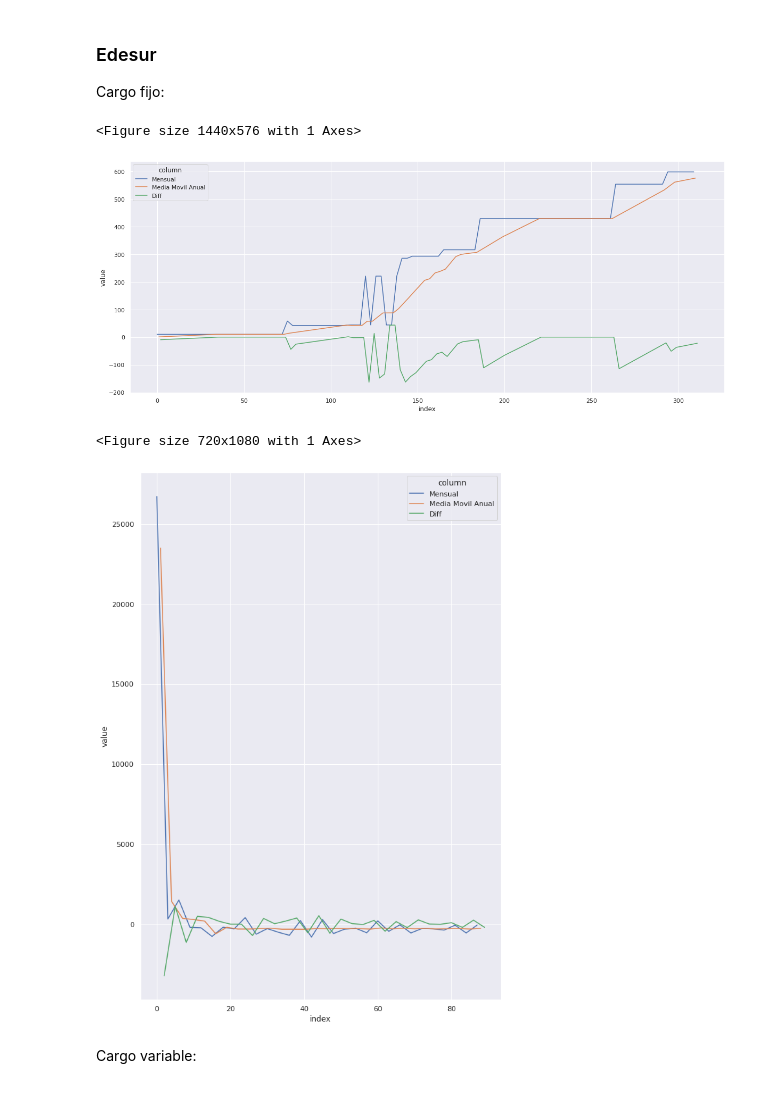
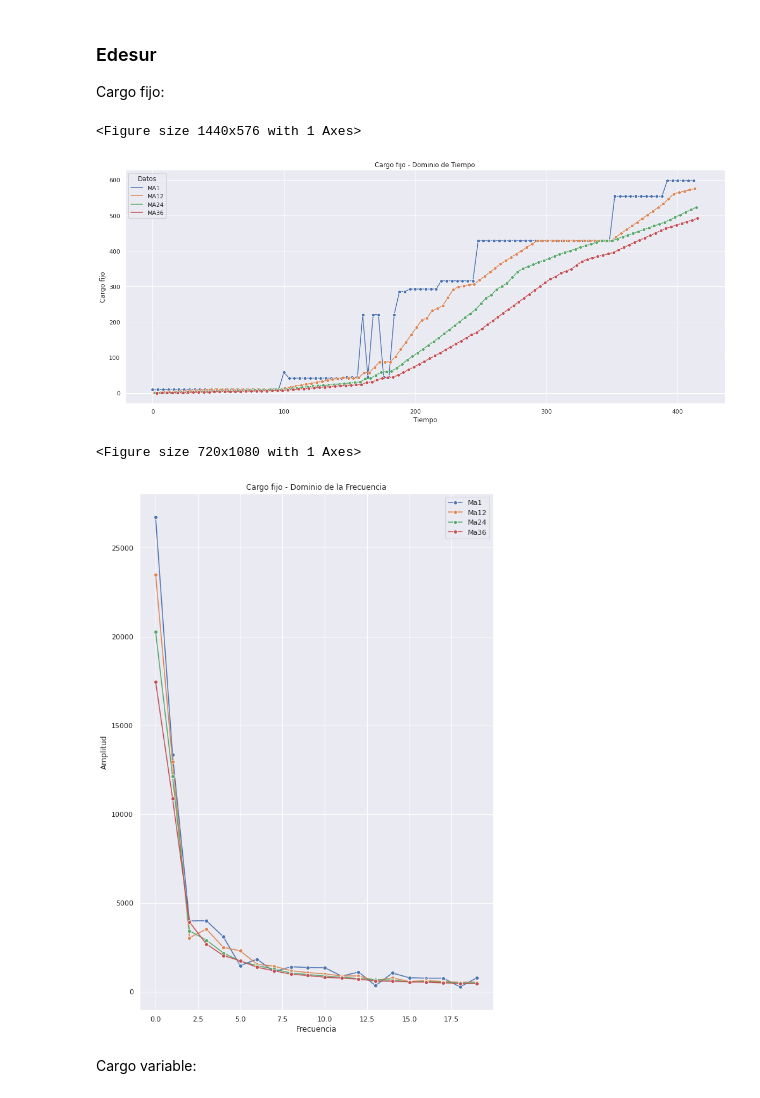
Before and after one commit to magistery-tps/time-series-tp, a Jupyter notebook: notebooks/tarifas-eda.ipynb, the cells around one changed output. Drawn from its saved outputs; the diff is of its cells as text; code cells hidden in the pictures.

```diff
--- a/notebooks/tarifas-eda.ipynb
+++ b/notebooks/tarifas-eda.ipynb
@@ -166,4 +162,6 @@ def moving_average_plot(df, column, window, xlabel='Año', freq_zoom=30):
 ### Edenor
 
 Cargo fijo:
+# %%
+WINDOWS  = [12, 24, 36] # Meses
 # %%
@@ -191,12 +190,12 @@ moving_average_plot(edenor, 'cargo_var', WINDOW)
 
 Cargo fijo:
 # %%
-moving_average_plot(edesur, 'cargo_fijo', WINDOW)
+moving_average_plot(edesur, 'cargo_fijo', WINDOWS, freq_zoom=20)
 # %% [output]
 <Figure size 1440x576 with 1 Axes>
-[figure, old version]
+[figure, new version]
 <Figure size 720x1080 with 1 Axes>
-[figure, old version]
+[figure, new version]
 # %% [markdown]
 Cargo variable:
 # %%
```
Also changed, not shown: parts of 8 cells of this notebook, 2 other files.
